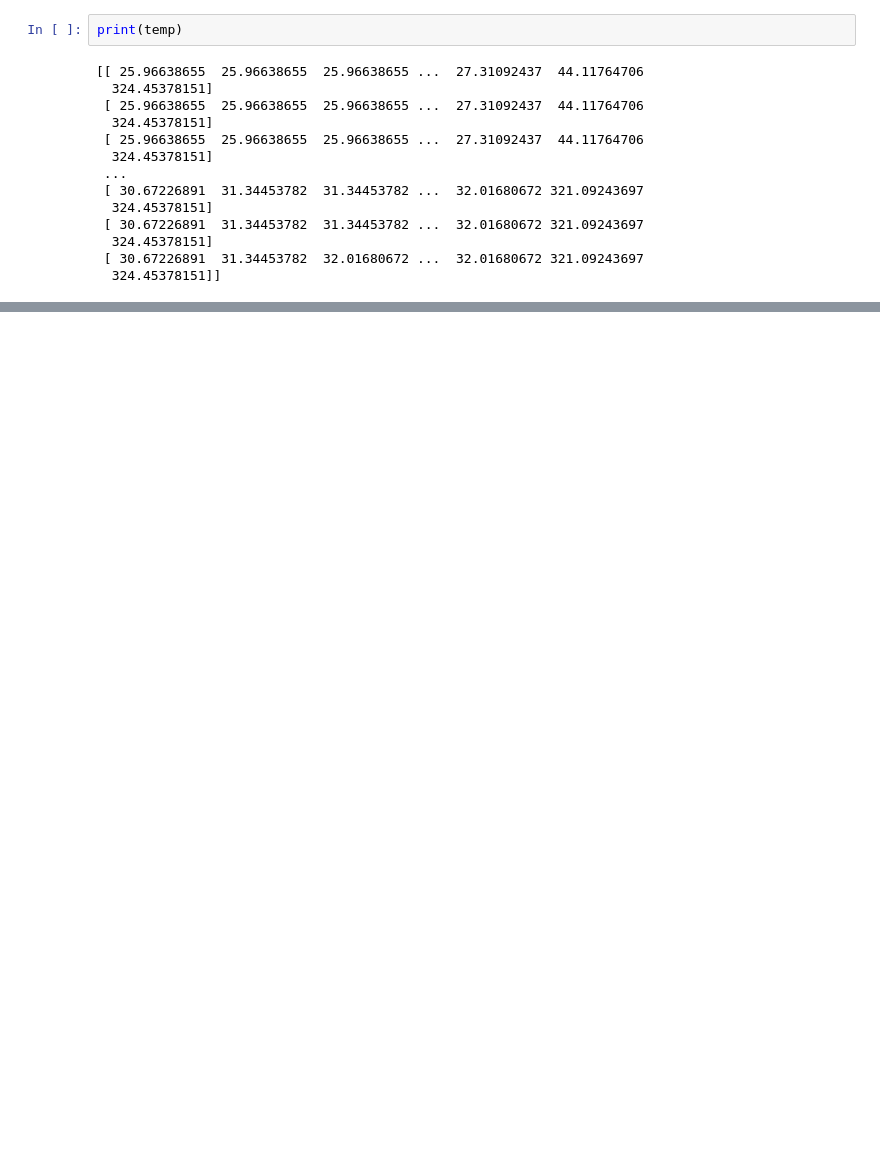
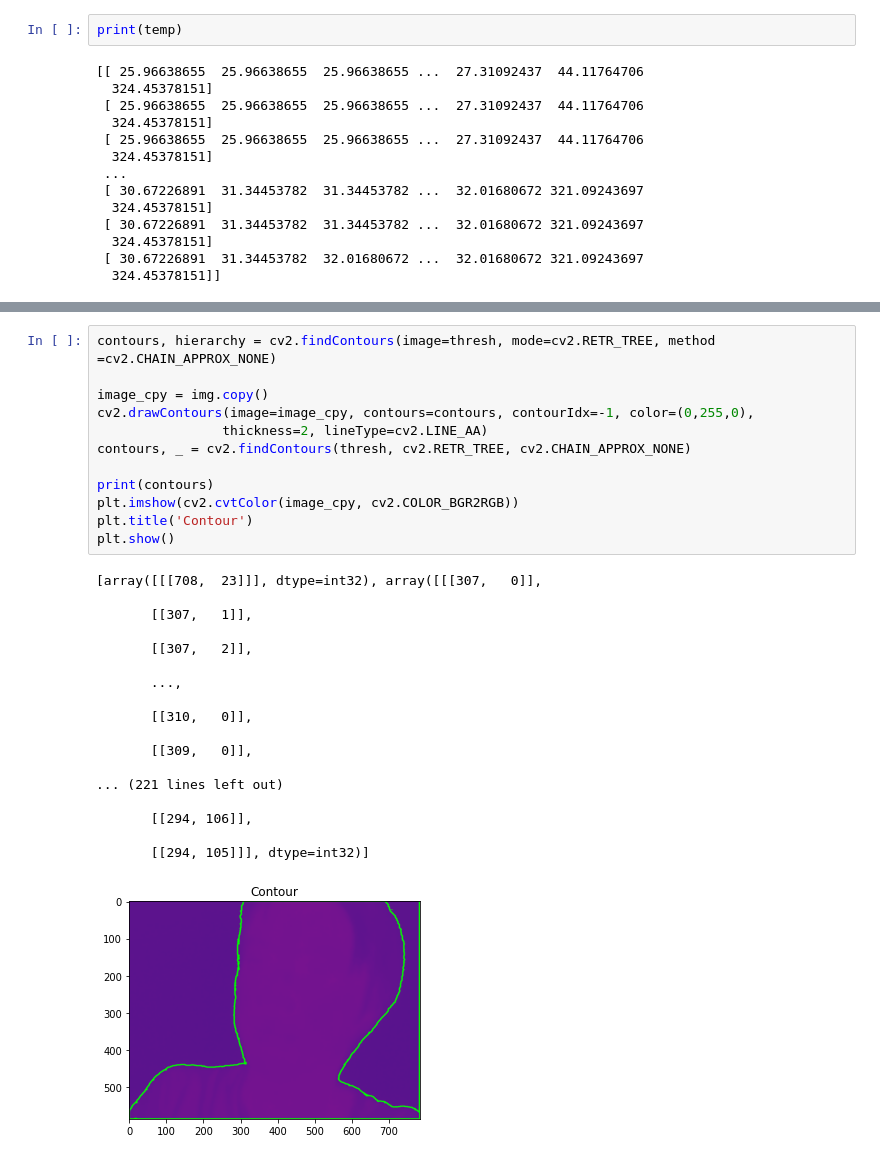
Before and after one commit to Junebuggi/SYSC-4907, a Jupyter notebook: Juptyer Test Notebooks/test_temperature_scale.ipynb, the cells around one changed output, grey strips where cells are left out. Cells and saved outputs as stored; diff of their text form; blank space fills up the shorter version.

Commit message:
Added OpenCV contour detection

```diff
--- a/Juptyer Test Notebooks/test_temperature_scale.ipynb
+++ b/Juptyer Test Notebooks/test_temperature_scale.ipynb
@@ -74,0 +102,31 @@ print(temp)
+# %%
+contours, hierarchy = cv2.findContours(image=thresh, mode=cv2.RETR_TREE, method =cv2.CHAIN_APPROX_NONE)
+
+image_cpy = img.copy()
+cv2.drawContours(image=image_cpy, contours=contours, contourIdx=-1, color=(0,255,0),
+                thickness=2, lineType=cv2.LINE_AA)
+contours, _ = cv2.findContours(thresh, cv2.RETR_TREE, cv2.CHAIN_APPROX_NONE)
+
+print(contours)
+plt.imshow(cv2.cvtColor(image_cpy, cv2.COLOR_BGR2RGB))
+plt.title('Contour')
+plt.show()
+# %% [output]
+[array([[[708,  23]]], dtype=int32), array([[[307,   0]],
+
+       [[307,   1]],
+
+       [[307,   2]],
+
+       ...,
+
+       [[310,   0]],
+
+       [[309,   0]],
+
+... (221 lines left out)
+
+       [[294, 106]],
+
+       [[294, 105]]], dtype=int32)]
+[figure, added]
```
Also changed, not shown: parts of 7 cells of this notebook.
